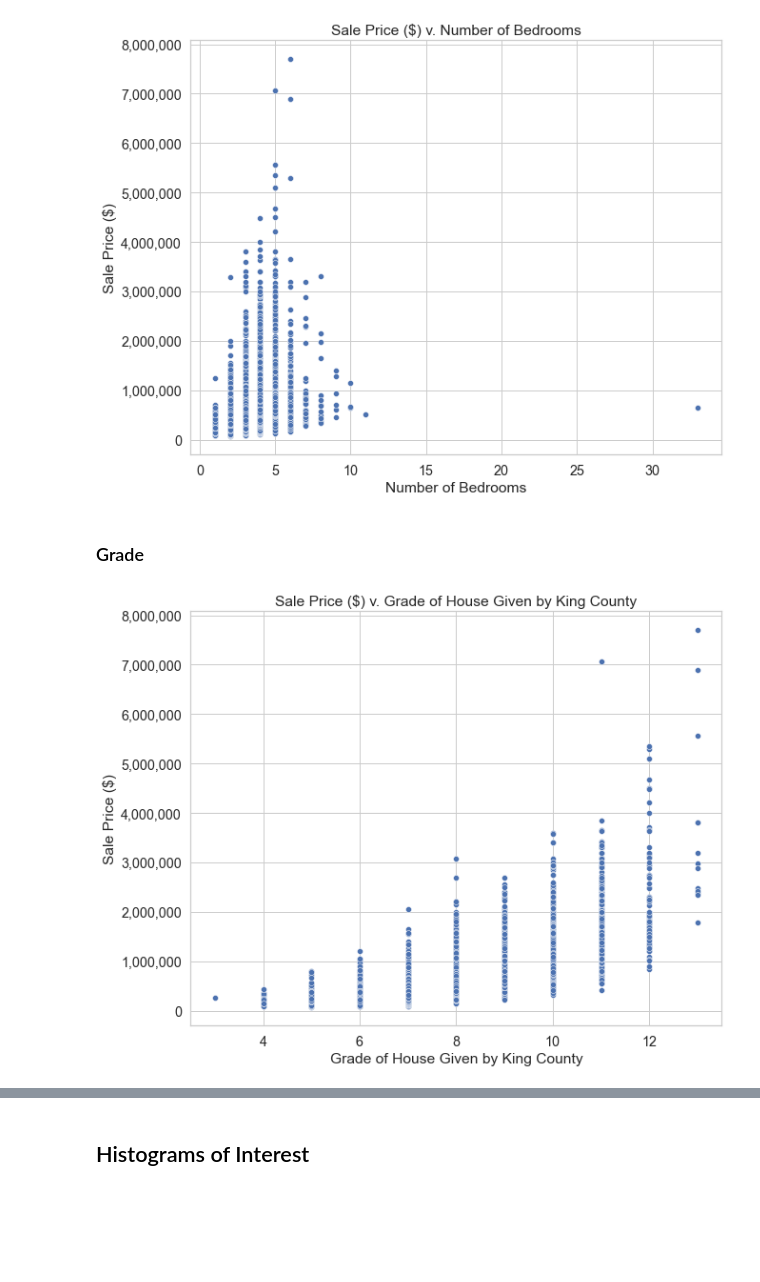
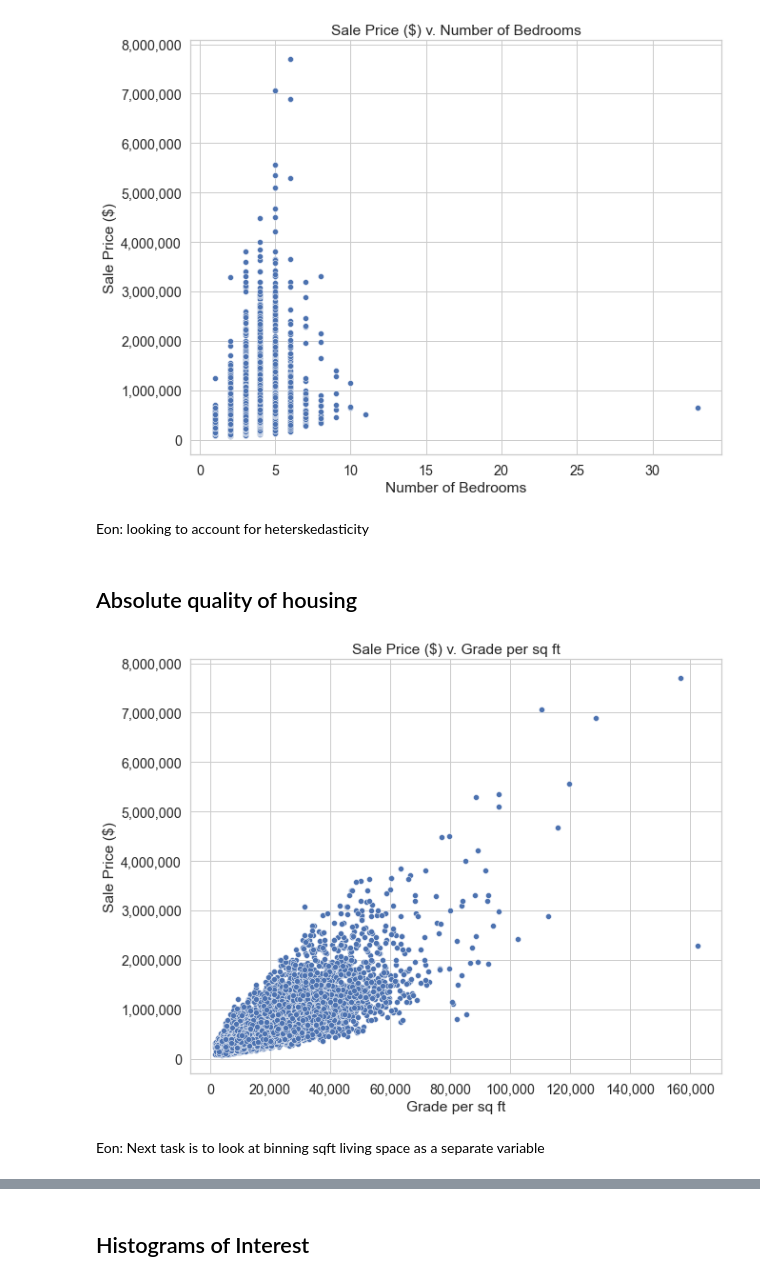
Before and after one commit to danvalen1/KingCounty-Housing, a Jupyter notebook: DAV.ipynb, the cells around one changed output, grey strips where cells are left out. Drawn from its saved outputs; the diff is of its cells as text; code cells hidden in the pictures; blank space fills up the shorter version.

```diff
--- a/DAV.ipynb
+++ b/DAV.ipynb
@@ -173,9 +198,13 @@ cm.PlotScatter(df, xvar='bedrooms', yvar='cost')
 cm.PlotScatter(df, xvar='bedrooms', yvar='price')
 # %% [output]
 [figure]
-# %% [markdown]
-### Grade
+# %% [markdown]
+Eon: looking to account for heterskedasticity
+# %% [markdown]
+## Absolute quality of housing
 # %%
-cm.PlotScatter(df, xvar='grade', yvar='price')
+cm.PlotScatter(df, xvar='space_x_grade', yvar='price')
 # %% [output]
-[figure, old version]
+[figure, new version]
+# %% [markdown]
+Eon: Next task is to look at binning sqft living space as a separate variable
```
Also changed, not shown: parts of 11 cells of this notebook, 7 other files.
